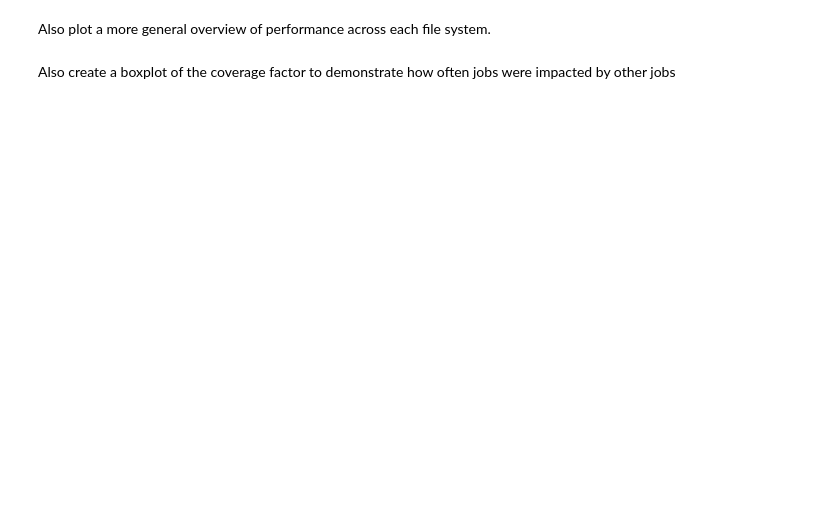
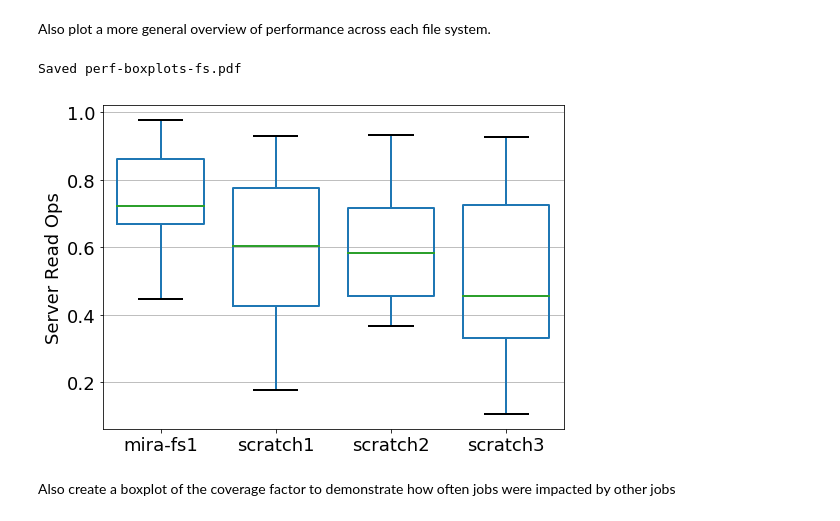
Before and after one commit to glennklockwood/papers-umami, a Jupyter notebook: scripts/correlations/correlation_analysis.ipynb, the cells around one changed output. Drawn from its saved outputs; the diff is of its cells as text; code cells hidden in the pictures; blank space fills up the shorter version.

```diff
--- a/scripts/correlations/correlation_analysis.ipynb
+++ b/scripts/correlations/correlation_analysis.ipynb
@@ -928,28 +1071,32 @@ Also plot a more general overview of performance across each file system.
 # %%
 fig = plt.figure(figsize=(8,6))
 ax = fig.add_subplot(111)
 df_concat.boxplot(
     column=[plot_variable],
     by=["darshan_file_system"],
     ax=ax,
     widths=0.75,
     boxprops={'linewidth':2},
     medianprops={'linewidth':2 },
     whiskerprops={'linewidth':2},
     capprops={'linewidth':2},
     flierprops={'linewidth':2},
-    whis=[5,95])
+    whis=[5,95],
+    showfliers=False)
 ### add window dressing to plots
 # plt.xticks(rotation=45)
 fig.suptitle("")
 ax.set_title("", fontsize=14 )
 ax.set_xlabel("")
 ax.set_ylabel(y_label)
 ax.xaxis.grid(False)
 
 output_file = "perf-boxplots-fs.pdf"
 fig.savefig(output_file, bbox_inches="tight")
 print "Saved %s" % output_file
+# %% [output]
+Saved perf-boxplots-fs.pdf
+[figure, added]
 # %% [markdown]
 Also create a boxplot of the coverage factor to demonstrate how often jobs were impacted by other jobs
 # %%
```
Also changed, not shown: parts of 22 cells of this notebook, 1 other file.
